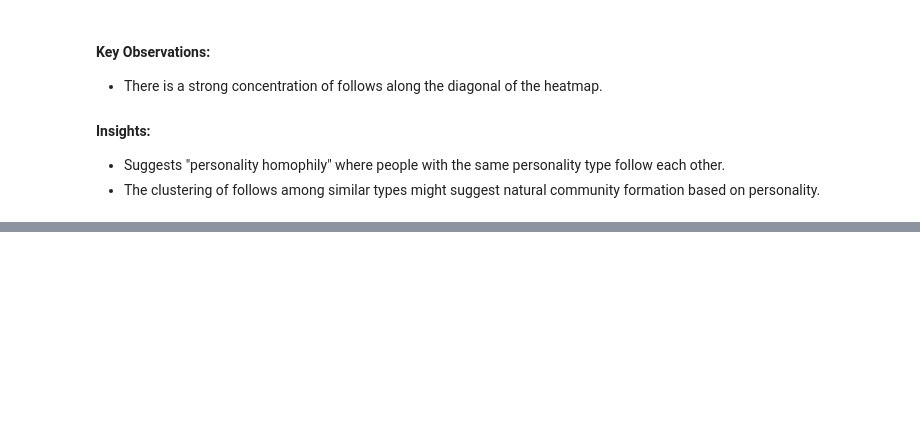
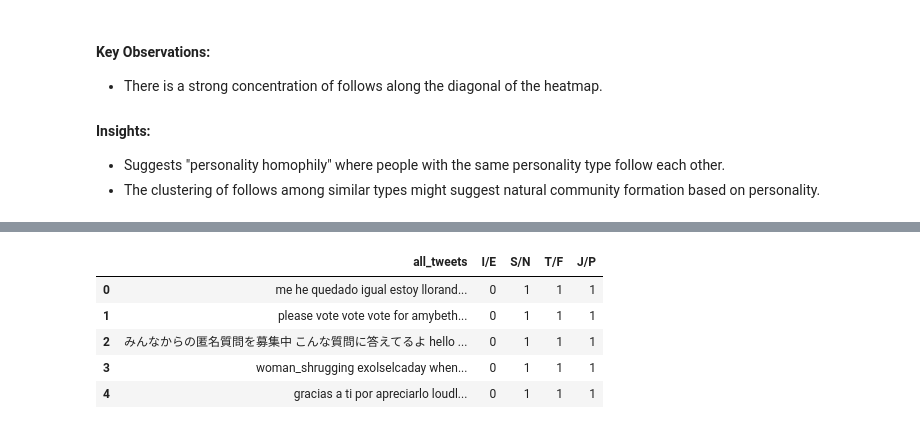
Before and after one commit to finnila/twitter-personality-model, a Jupyter notebook: twitter_personality.ipynb, the cells around one changed output, grey strips where cells are left out. Drawn from its saved outputs; the diff is of its cells as text; code cells hidden in the pictures; blank space fills up the shorter version.

```diff
--- a/twitter_personality.ipynb
+++ b/twitter_personality.ipynb
@@ -341,0 +563,16 @@ dtype: object
+# %%
+text_only_df = pd.DataFrame({
+    'all_tweets': final_df['all_tweets'],
+    'I/E': model_ready_df['I/E'],
+    'S/N': model_ready_df['S/N'],
+    'T/F': model_ready_df['T/F'],
+    'J/P': model_ready_df['J/P']
+})
+text_only_df.head()
+# %% [output]
+|  | all_tweets | I/E | S/N | T/F | J/P |
+| 0 | me he quedado igual estoy llorand... | 0 | 1 | 1 | 1 |
+| 1 | please vote vote vote for amybeth... | 0 | 1 | 1 | 1 |
+| 2 | みんなからの匿名質問を募集中 こんな質問に答えてるよ hello ... | 0 | 1 | 1 | 1 |
+| 3 | woman_shrugging exolselcaday when... | 0 | 1 | 1 | 1 |
+| 4 | gracias a ti por apreciarlo loudl... | 0 | 1 | 1 | 1 |
```
Also changed, not shown: parts of 50 cells of this notebook.
